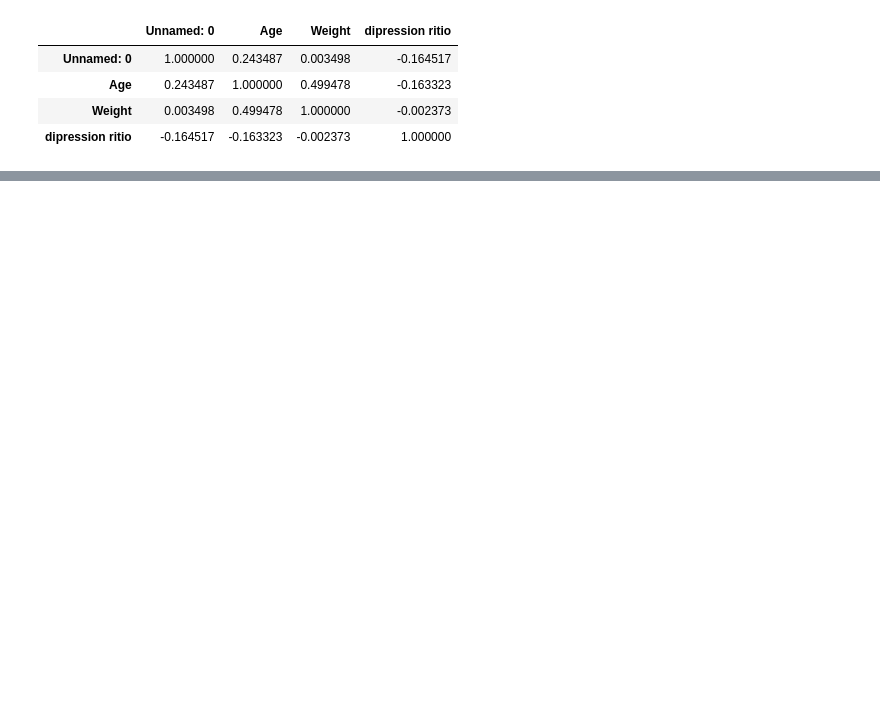
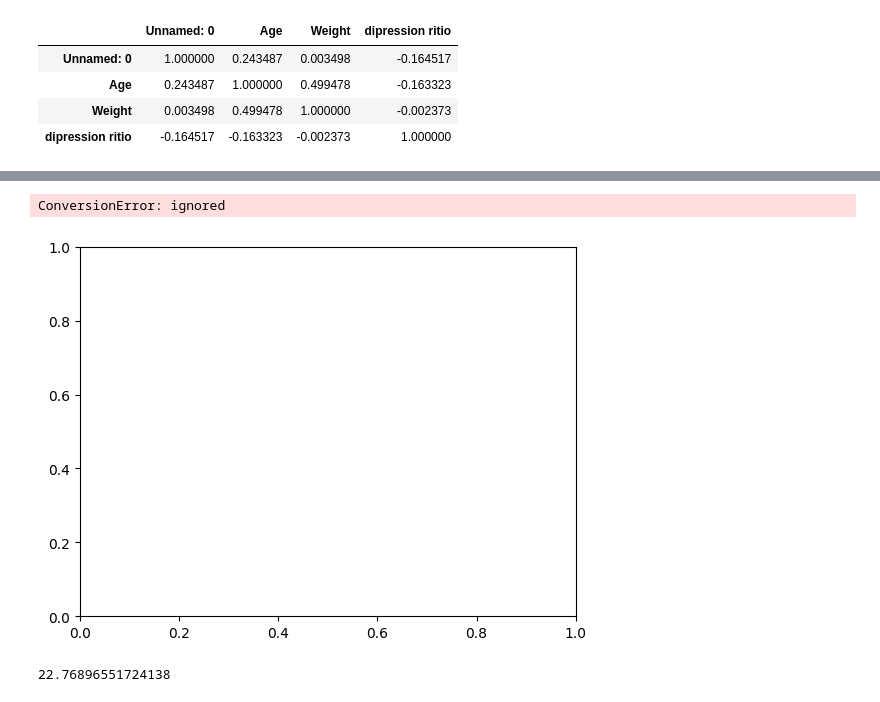
Before and after one commit to yada01/Statistics-Of-Depresssion-in-Iraq, a Jupyter notebook: Depression_in_iraq.ipynb, the cells around one changed output, grey strips where cells are left out. Saved outputs shown, nothing was run; the diff lists cells and outputs as text; code cells hidden in the pictures; blank space fills up the shorter version.

```diff
--- a/Depression_in_iraq.ipynb
+++ b/Depression_in_iraq.ipynb
@@ -155 +163,12 @@ sns.heatmap(corr, annot=True)
 [figure]
+# %%
+fig, ax = plt.subplots()
+_ = plt.hist(mydata, color = 'lightgreen')
+# %% [output]
+ConversionError: ignored
+[figure, added]
+# %%
+xbar = mydata['Age'].mean()
+xbar
+# %% [output]
+22.76896551724138
```
Also changed, not shown: parts of 21 cells of this notebook.
